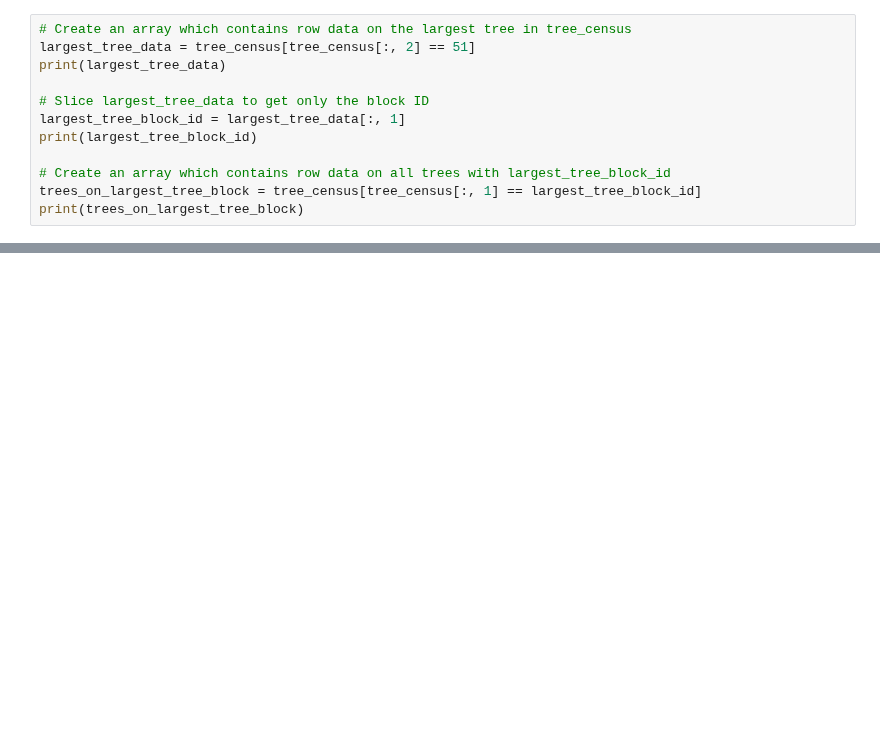
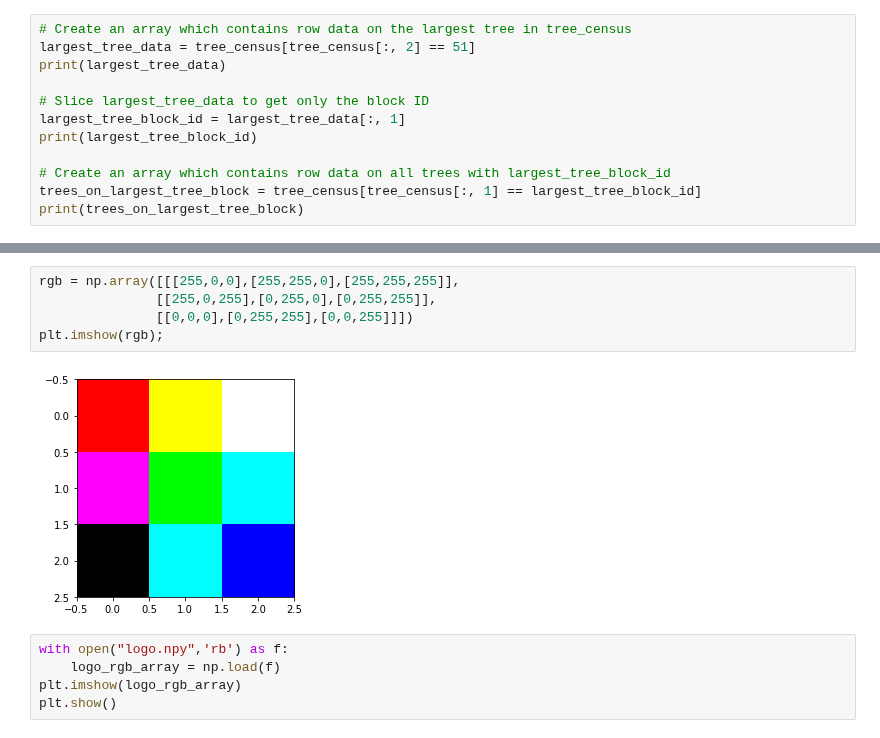
Before and after one commit to ecuerbo/pyprac, a Jupyter notebook: datacamp/intro to numpy.ipynb, the cells around one changed output, grey strips where cells are left out. Drawn from its saved outputs; the diff is of its cells as text; blank space fills up the shorter version.

```diff
--- a/datacamp/intro to numpy.ipynb
+++ b/datacamp/intro to numpy.ipynb
@@ -148,0 +679,12 @@ print(trees_on_largest_tree_block)
+# %%
+rgb = np.array([[[255,0,0],[255,255,0],[255,255,255]],
+               [[255,0,255],[0,255,0],[0,255,255]],
+               [[0,0,0],[0,255,255],[0,0,255]]])
+plt.imshow(rgb);
+# %% [output]
+[figure, added]
+# %%
+with open("logo.npy",'rb') as f:
+    logo_rgb_array = np.load(f)
+plt.imshow(logo_rgb_array)
+plt.show()
```
Also changed, not shown: parts of 92 cells of this notebook.
